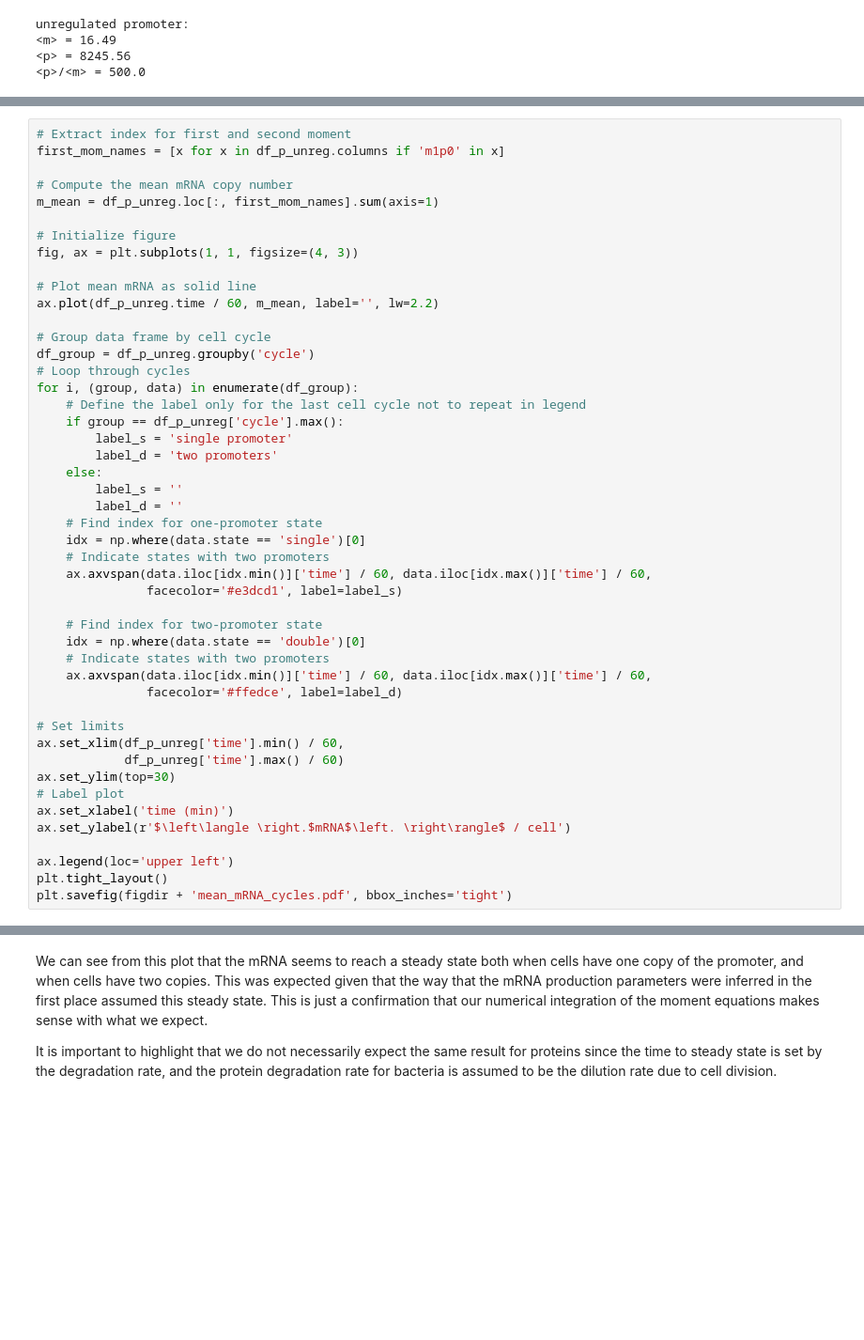
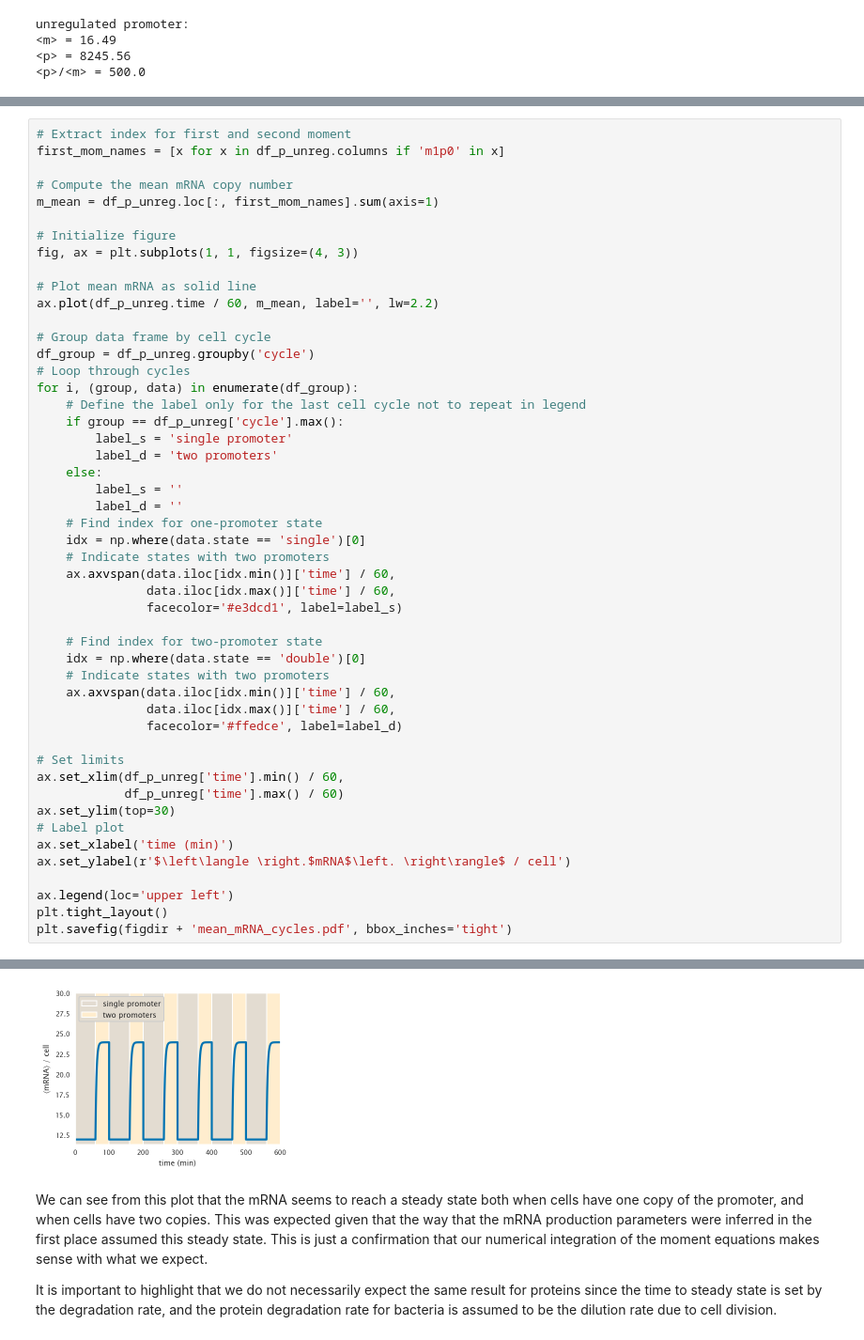
Before and after one commit to RPGroup-PBoC/chann_cap, a Jupyter notebook: src/theory/moment_dynamics_cell_division.ipynb, the cells around one changed output, grey strips where cells are left out. Shown at 94% size. Drawn from its saved outputs; the diff is of its cells as text; blank space fills up the shorter version.

```diff
--- a/src/theory/moment_dynamics_cell_division.ipynb
+++ b/src/theory/moment_dynamics_cell_division.ipynb
@@ -562,13 +568,15 @@ for i, (group, data) in enumerate(df_group):
     # Find index for one-promoter state
     idx = np.where(data.state == 'single')[0]
     # Indicate states with two promoters
-    ax.axvspan(data.iloc[idx.min()]['time'] / 60, data.iloc[idx.max()]['time'] / 60,
+    ax.axvspan(data.iloc[idx.min()]['time'] / 60,
+               data.iloc[idx.max()]['time'] / 60,
                facecolor='#e3dcd1', label=label_s)
 
     # Find index for two-promoter state
     idx = np.where(data.state == 'double')[0]
     # Indicate states with two promoters
-    ax.axvspan(data.iloc[idx.min()]['time'] / 60, data.iloc[idx.max()]['time'] / 60,
+    ax.axvspan(data.iloc[idx.min()]['time'] / 60,
+               data.iloc[idx.max()]['time'] / 60,
                facecolor='#ffedce', label=label_d)
 
 # Set limits
@@ -587,3 +594,4 @@ plt.savefig(figdir + 'mean_mRNA_cycles.pdf', bbox_inches='tight')
+[figure, added]
 # %% [markdown]
 We can see from this plot that the mRNA seems to reach a steady state both when cells have one copy of the promoter, and when cells have two copies. This was expected given that the way that the mRNA production parameters were inferred in the first place assumed this steady state. This is just a confirmation that our numerical integration of the moment equations makes sense with what we expect.
 
```
Also changed, not shown: parts of 26 cells of this notebook.
